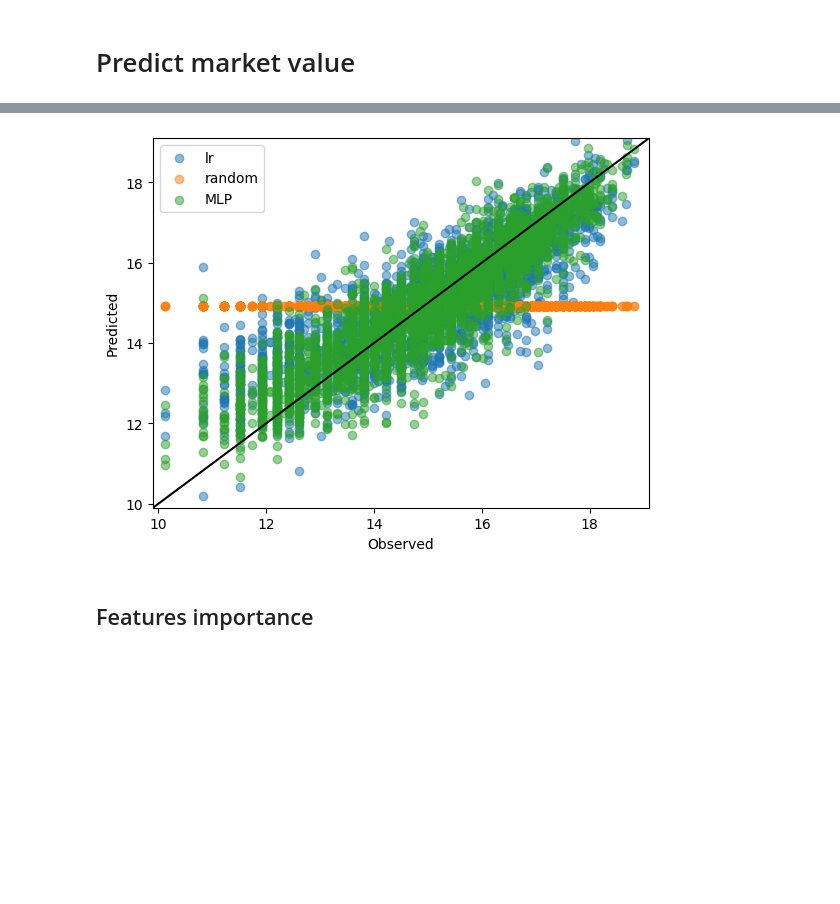
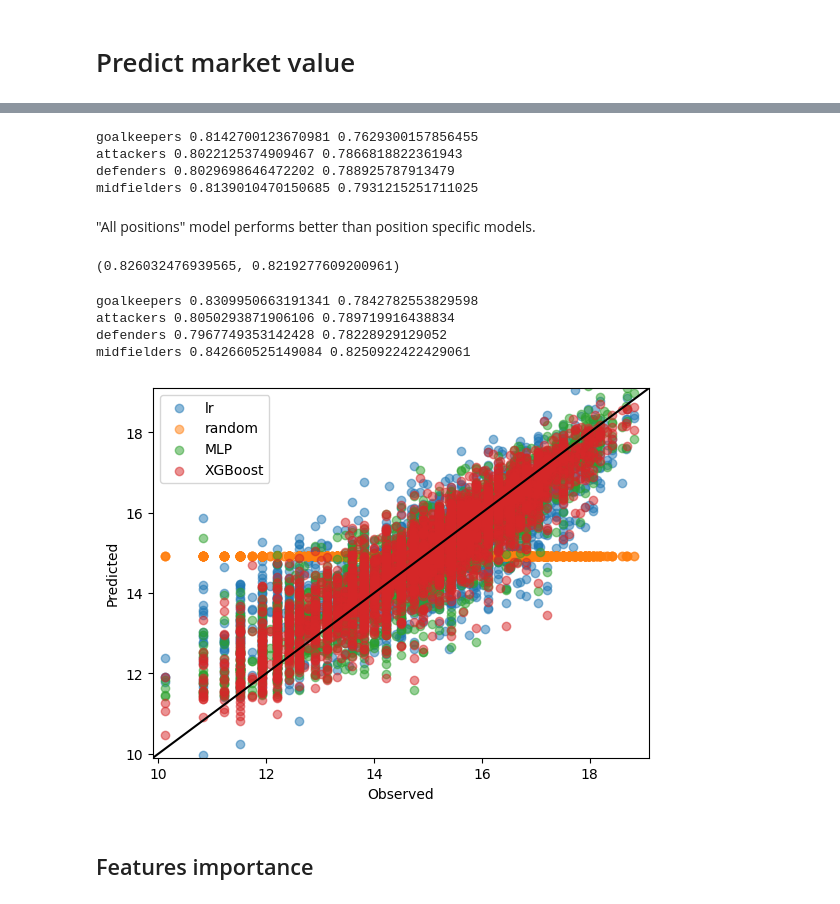
Before and after one commit to GolAITech/models, a Jupyter notebook: notebooks/all_positions_model.ipynb, the cells around one changed output, grey strips where cells are left out. Saved outputs shown, nothing was run; the diff lists cells and outputs as text; code cells hidden in the pictures; blank space fills up the shorter version.

```diff
--- a/notebooks/all_positions_model.ipynb
+++ b/notebooks/all_positions_model.ipynb
@@ -597,0 +556,14 @@ Increase the number of iterations (max_iter) or scale the data as shown in:
+# %%
+from xgboost import XGBClassifier
+
+xgboost = Pipeline(
+    steps=[
+        ("preprocessor", preprocessor),
+        ("classifier", XGBClassifier(learning_rate=1)),
+    ]
+)
+xgboost.fit(X_train, y_train)
+
+y_xgboost = xgboost.predict(X_test)
+
+balanced_accuracy_score(y_test, y_xgboost)
@@ -683,7 +671,23 @@ X = players_selected_vars
 # y = players_selected_vars["normalised_market_value"]
 y = np.log(players_selected_vars["market_value"])
 # %%
-X_train, X_test, y_train, y_test = train_test_split(X, y, test_size=0.2, random_state=42)
+goalkeepers = (X["position"] == "Goalkeeper").values
+attackers = (X["position"] == "Attack").values
+defenders = (X["position"] == "Defender").values
+midfielders = (X["position"] == "Midfield").values
+
+(
+    X_train, X_test,
+    y_train, y_test,
+    goalkeepers_train, goalkeepers_test,
+    attackers_train, attackers_test,
+    defenders_train, defenders_test,
+    midfielders_train, midfielders_test
+) = train_test_split(
+    X, y,
+    goalkeepers, attackers, defenders, midfielders,
+    test_size=0.2, random_state=42
+)
 # %%
 random_regression = Pipeline(
     steps=[
@@ -730,16 +762,59 @@ Increase the number of iterations (max_iter) or scale the data as shown in:
+# %%
+for name, selector in {
+    "goalkeepers": goalkeepers_test,
+    "attackers": attackers_test,
+    "defenders": defenders_test,
+    "midfielders": midfielders_test
+}.items():
+    print(name, mlp_reg.score(X_test[selector], y_test[selector]), r2_adj(mlp_reg, X_test[selector], y_test[selector]))
+# %% [output]
+goalkeepers 0.8142700123670981 0.7629300157856455
+attackers 0.8022125374909467 0.7866818822361943
+defenders 0.8029698646472202 0.788925787913479
+midfielders 0.8139010470150685 0.7931215251711025
+# %% [markdown]
+"All positions" model performs better than position specific models.
+# %%
+from xgboost import XGBRegressor
+
+xgboost = Pipeline(
+    steps=[
+        ("preprocessor", preprocessor),
+        ("regression", XGBRegressor()),
+    ]
+)
+xgboost.fit(X_train, y_train)
+
+xgboost.score(X_test, y_test), r2_adj(xgboost, X_test, y_test)
+# %% [output]
+(0.826032476939565, 0.8219277609200961)
+# %%
+for name, selector in {
+    "goalkeepers": goalkeepers_test,
+    "attackers": attackers_test,
+    "defenders": defenders_test,
+    "midfielders": midfielders_test
+}.items():
+    print(name, xgboost.score(X_test[selector], y_test[selector]), r2_adj(xgboost, X_test[selector], y_test[selector]))
+# %% [output]
+goalkeepers 0.8309950663191341 0.7842782553829598
+attackers 0.8050293871906106 0.789719916438834
+defenders 0.7967749353142428 0.78228929129052
+midfielders 0.842660525149084 0.8250922422429061
 # %%
 plt.scatter(y_test, regression.predict(X_test), alpha=0.5, label="lr")
 plt.scatter(y_test, random_regression.predict(X_test), alpha=0.5, label="random")
 plt.scatter(y_test, mlp_reg.predict(X_test), alpha=0.5, label="MLP")
+plt.scatter(y_test, xgboost.predict(X_test), alpha=0.5, label="XGBoost")
 plt.axline((0, 0), (1, 1), c="k")
 plt.xlim(np.floor(y_test.min())-0.1, np.ceil(y_test.max())+0.1)
 plt.ylim(np.floor(y_test.min())-0.1, np.ceil(y_test.max())+0.1)
 plt.xlabel("Observed")
 plt.ylabel("Predicted")
 plt.legend()
 _ = plt.show()
 # %% [output]
-[figure, old version]
+[figure, new version]
 # %% [markdown]
 ## Features importance
 # %%
```
Also changed, not shown: parts of 51 cells of this notebook, 5 other files.
